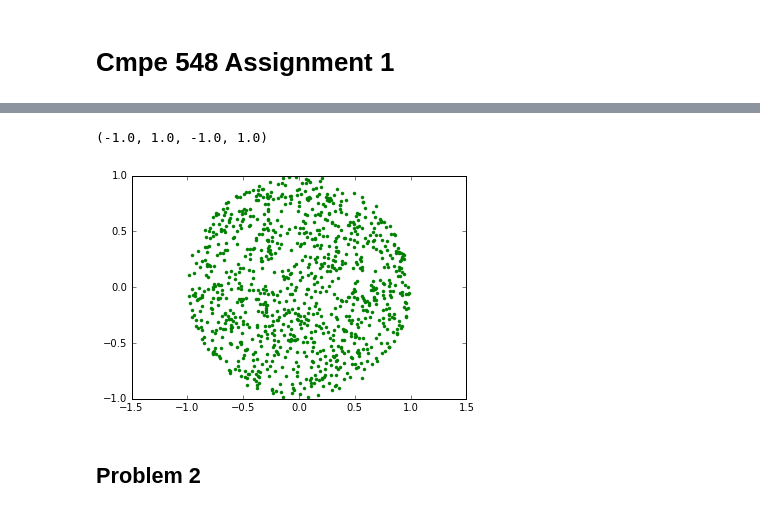
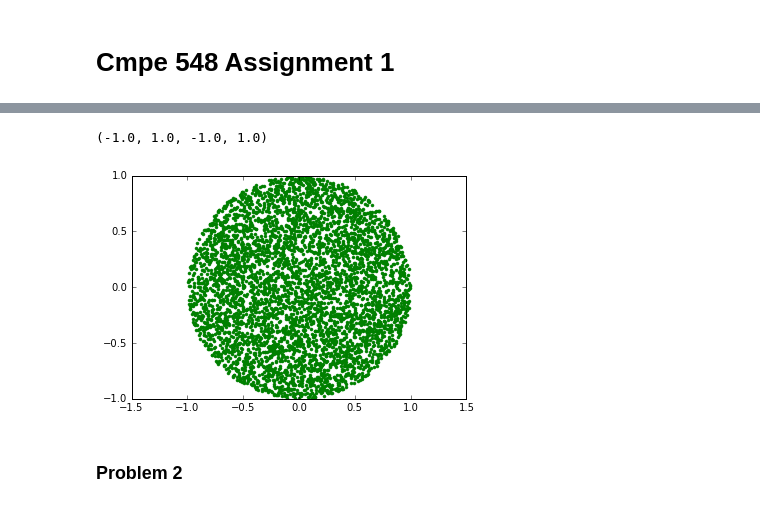
Before and after one commit to Bogazici-CMPE548-Spring2016/Cmpe548-Assignment1, a Jupyter notebook: assignment1.ipynb, the cells around one changed output, grey strips where cells are left out. Cells and saved outputs as stored; diff of their text form; code cells hidden in the pictures.

```diff
--- a/assignment1.ipynb
+++ b/assignment1.ipynb
@@ -21,18 +33,18 @@ Our approach is to first draw the angle, then draw a point from that line with t
 # %%
-N = 1000
+N = 5000
 u1 = np.random.rand(N)
 u2 = np.random.rand(N)
 
 sample_theta = t(u1)
 sample_rho = r(u2)
 
 x = np.cos(sample_theta) * (sample_rho)
 y = np.sin(sample_theta) * (sample_rho)
 
 plt.plot(x,y,'.g')
 plt.axis('equal')
 # %% [output]
 (-1.0, 1.0, -1.0, 1.0)
-[figure, old version]
+[figure, new version]
 # %% [markdown]
-## Problem 2
+### Problem 2
```
Also changed, not shown: parts of 8 cells of this notebook.
